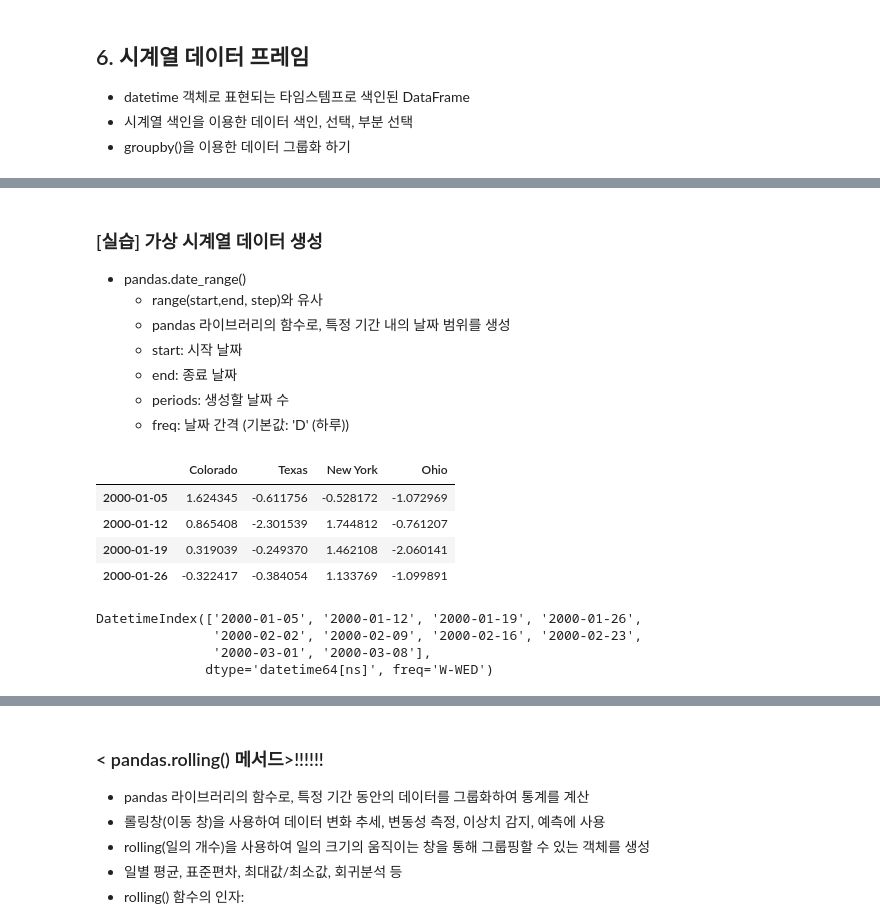
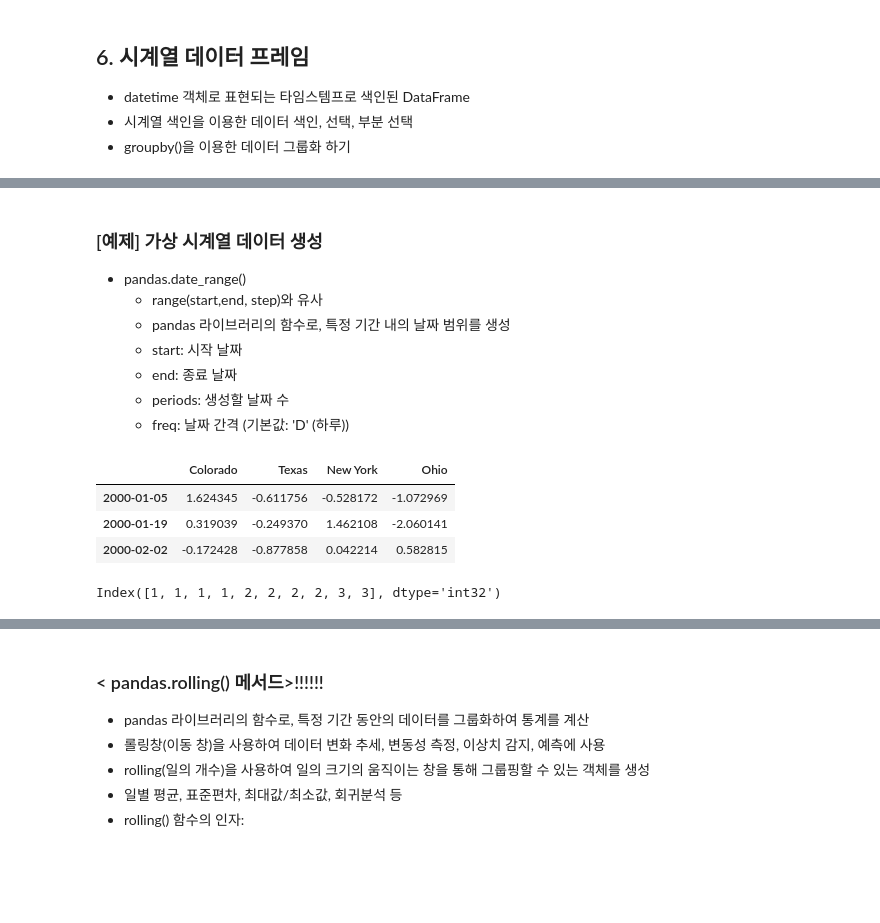
Before and after one commit to wpcks99/python_basic_3, a Jupyter notebook: ch11_updated_class_5_9.ipynb, the cells around one changed output, grey strips where cells are left out. Saved outputs shown, nothing was run; the diff lists cells and outputs as text; code cells hidden in the pictures; blank space fills up the shorter version.

```diff
--- a/ch11_updated_class_5_9.ipynb
+++ b/ch11_updated_class_5_9.ipynb
@@ -75,5 +89,5 @@ print(dt) # DatetimeIndex 객체(중요!!)
 # %% [markdown]
-### [실습] 가상 시계열 데이터 생성
+### [예제] 가상 시계열 데이터 생성
 * pandas.date_range()
   * range(start,end, step)와 유사
   * pandas 라이브러리의 함수로, 특정 기간 내의 날짜 범위를 생성
@@ -84,38 +98,38 @@ print(dt) # DatetimeIndex 객체(중요!!)
 # %%
 # 1. 시계열 데이터프레임 생성
 np.random.seed(1)
 
 #1). DateTimeIndex 생성
 dates = pd.date_range("2000-01-01", periods=10, freq="w-WED")
-
+dates
 # 2). DateFrame 생성
 long_df = pd.DataFrame(np.random.standard_normal((10, 4)),
                        index=dates,
                        columns=["Colorado", "Texas",
                                 "New York", "Ohio"])
 long_df
 
 # 2. 데이터프레임 탐색
 # 1) 인덱싱
 long_df.loc["2000-01"]
-# 2) 슬라이싱
-long_df.iloc[:5:2]
+long_df.loc["2000"]
+long_df.loc["2000-01-05"]
+
+#2) 슬라이싱
+long_df.iloc[0:5:2]
 # %% [output]
 |  | Colorado | Texas | New York | Ohio |
 | 2000-01-05 | 1.624345 | -0.611756 | -0.528172 | -1.072969 |
-| 2000-01-12 | 0.865408 | -2.301539 | 1.744812 | -0.761207 |
 | 2000-01-19 | 0.319039 | -0.249370 | 1.462108 | -2.060141 |
-| 2000-01-26 | -0.322417 | -0.384054 | 1.133769 | -1.099891 |
+| 2000-02-02 | -0.172428 | -0.877858 | 0.042214 | 0.582815 |
 # %%
 # 3) DatetimeIndex 에서 년, 월, 일 추출확인
 long_df.index
 
 long_df.index.year
+long_df.index.month
 # %% [output]
-DatetimeIndex(['2000-01-05', '2000-01-12', '2000-01-19', '2000-01-26',
-               '2000-02-02', '2000-02-09', '2000-02-16', '2000-02-23',
-               '2000-03-01', '2000-03-08'],
-              dtype='datetime64[ns]', freq='W-WED')
+Index([1, 1, 1, 1, 2, 2, 2, 2, 3, 3], dtype='int32')
 # %%
 # 4) # 시계열 색인을 기준으로 시계열 데이터프레임 그룹핑하기
 grouped = long_df.groupby(level=0)
```
Also changed, not shown: parts of 19 cells of this notebook, 24 other files.
